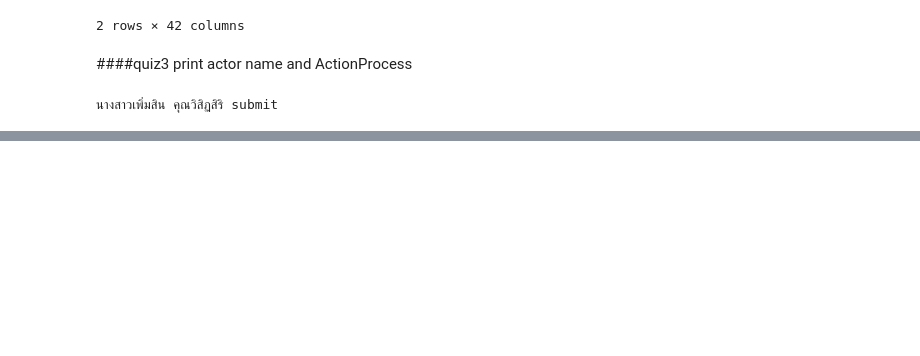
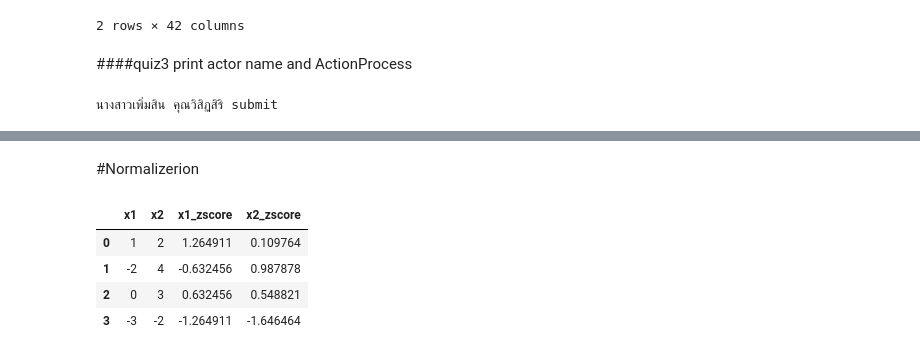
Before and after one commit to Khomkrit007/bsc_dpdm24, a Jupyter notebook: Chapter_2_Understanding_Data.ipynb, the cells around one changed output, grey strips where cells are left out. Saved outputs shown, nothing was run; the diff lists cells and outputs as text; code cells hidden in the pictures; blank space fills up the shorter version.

```diff
--- a/Chapter_2_Understanding_Data.ipynb
+++ b/Chapter_2_Understanding_Data.ipynb
@@ -371,0 +415,22 @@ print(json_2298['ActionHistory'][0]['ActorName'], json_2298['ActionHistory'][0][
+# %% [markdown]
+#Normalizerion
+# %%
+# prompt: calculate z-scoce for df
+
+from scipy import stats
+
+# Assuming df_table is your DataFrame
+# Replace 'df_table' with your actual DataFrame name if different
+# and select the numeric columns you want to normalize
+
+# Example: Calculate z-scores for columns 'x1' and 'x2'
+for col in ['x1', 'x2']:  # Replace with your actual column names
+  df[col + '_zscore'] = stats.zscore(df[col])
+
+df
+# %% [output]
+|  | x1 | x2 | x1_zscore | x2_zscore |
+| 0 | 1 | 2 | 1.264911 | 0.109764 |
+| 1 | -2 | 4 | -0.632456 | 0.987878 |
+| 2 | 0 | 3 | 0.632456 | 0.548821 |
+| 3 | -3 | -2 | -1.264911 | -1.646464 |
```
Also changed, not shown: parts of 3 cells of this notebook.
